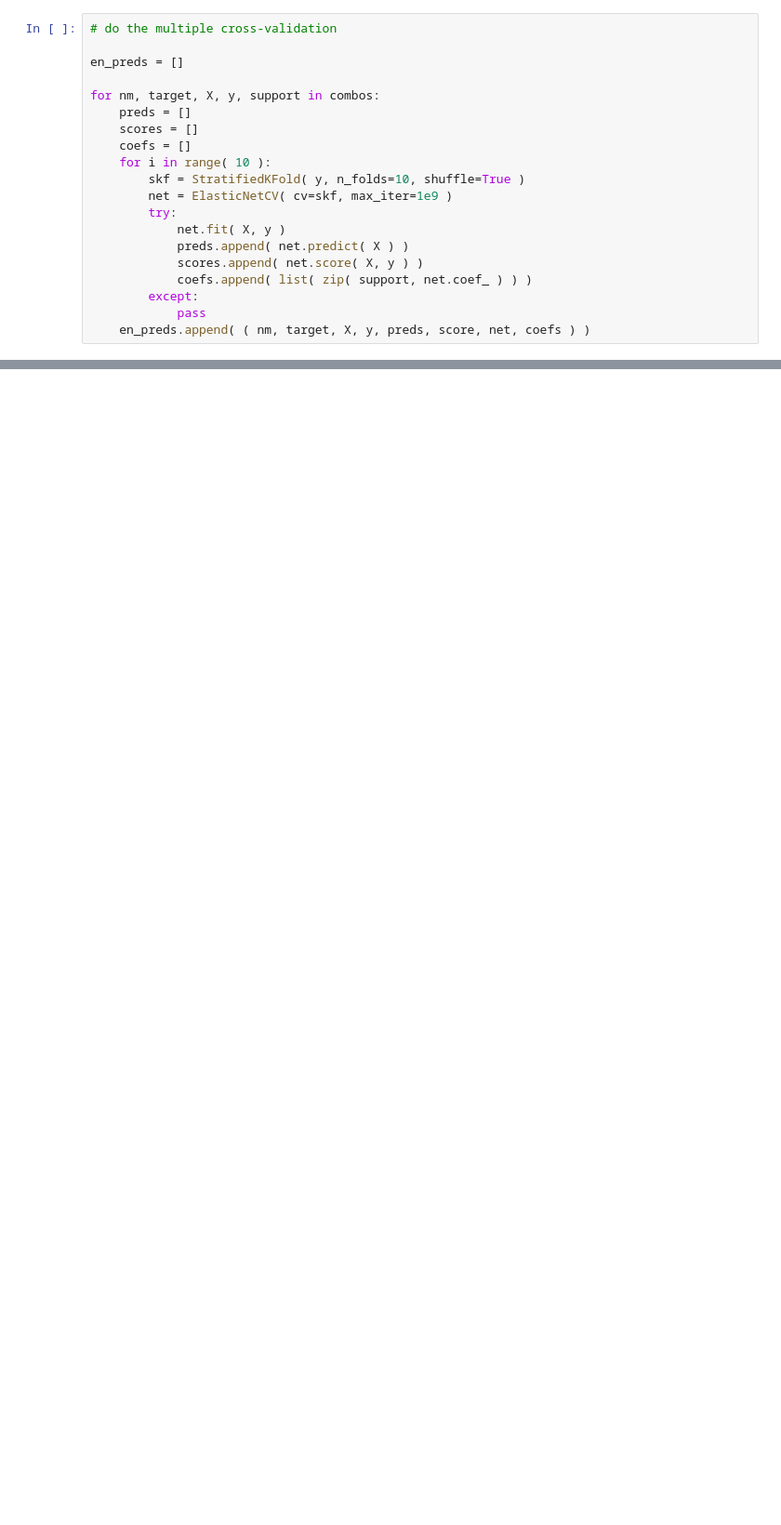
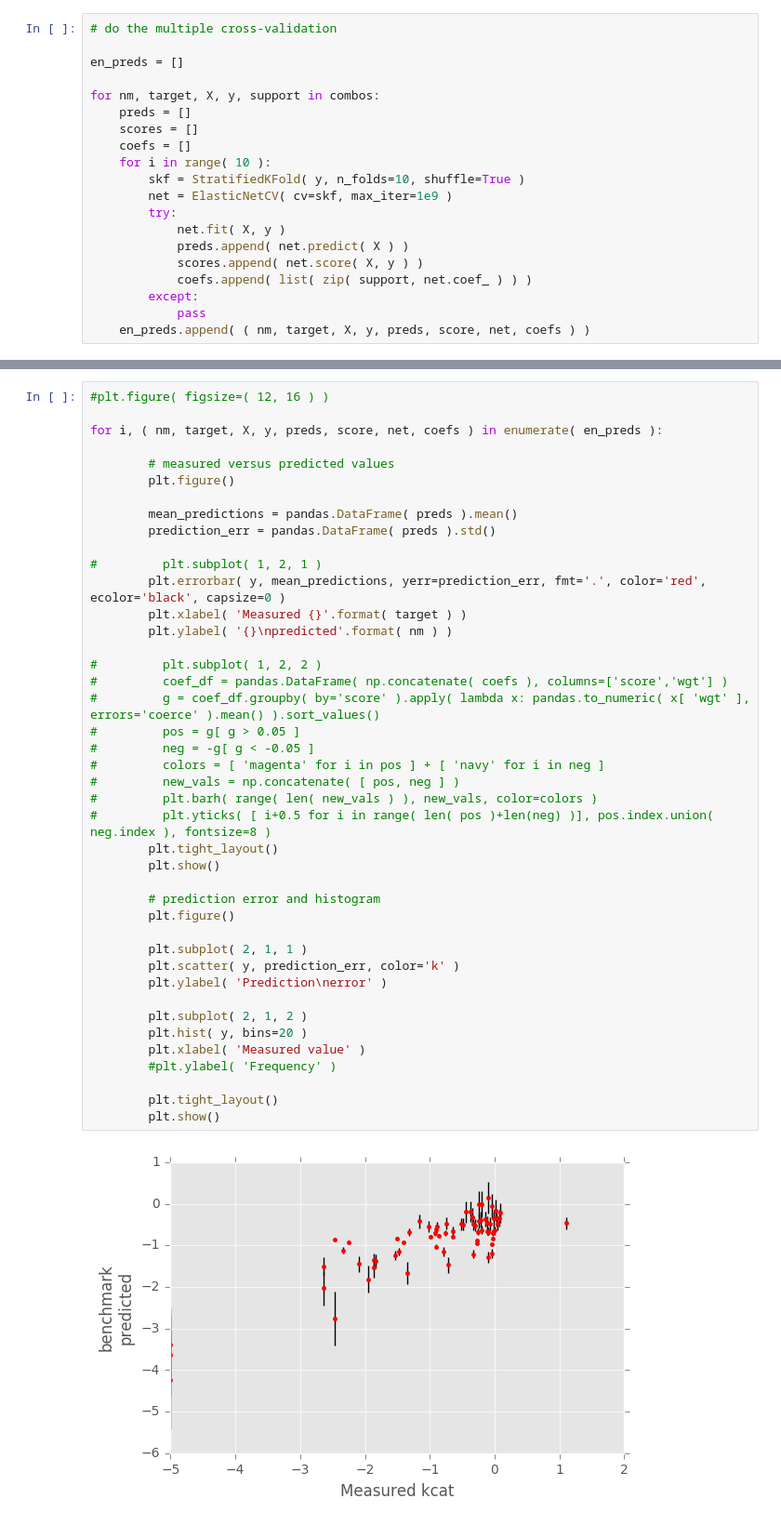
Before and after one commit to dacarlin/bagel-benchmark, a Jupyter notebook: machine_learning/elastic_net.ipynb, the cells around one changed output, grey strips where cells are left out. Shown at 93% size. Saved outputs shown, nothing was run; the diff lists cells and outputs as text; blank space fills up the shorter version.

```diff
--- a/machine_learning/elastic_net.ipynb
+++ b/machine_learning/elastic_net.ipynb
@@ -179 +156,45 @@ for i, ( nm, target, X, y, preds, score, net, coefs ) in enumerate( en_preds ):
 ... (3 outputs left out)
+# %%
+#plt.figure( figsize=( 12, 16 ) )
+
+for i, ( nm, target, X, y, preds, score, net, coefs ) in enumerate( en_preds ):
+
+        # measured versus predicted values
+        plt.figure()
+
+        mean_predictions = pandas.DataFrame( preds ).mean()
+        prediction_err = pandas.DataFrame( preds ).std()
+
+#         plt.subplot( 1, 2, 1 )
+        plt.errorbar( y, mean_predictions, yerr=prediction_err, fmt='.', color='red', ecolor='black', capsize=0 )
+        plt.xlabel( 'Measured {}'.format( target ) )
+        plt.ylabel( '{}\npredicted'.format( nm ) )
+
+#         plt.subplot( 1, 2, 2 )
+#         coef_df = pandas.DataFrame( np.concatenate( coefs ), columns=['score','wgt'] )
+#         g = coef_df.groupby( by='score' ).apply( lambda x: pandas.to_numeric( x[ 'wgt' ], errors='coerce' ).mean() ).sort_values()
+#         pos = g[ g > 0.05 ]
+#         neg = -g[ g < -0.05 ]
+#         colors = [ 'magenta' for i in pos ] + [ 'navy' for i in neg ]
+#         new_vals = np.concatenate( [ pos, neg ] )
+#         plt.barh( range( len( new_vals ) ), new_vals, color=colors )
+#         plt.yticks( [ i+0.5 for i in range( len( pos )+len(neg) )], pos.index.union( neg.index ), fontsize=8 )
+        plt.tight_layout()
+        plt.show()
+
+        # prediction error and histogram
+        plt.figure()
+
+        plt.subplot( 2, 1, 1 )
+        plt.scatter( y, prediction_err, color='k' )
+        plt.ylabel( 'Prediction\nerror' )
+
+        plt.subplot( 2, 1, 2 )
+        plt.hist( y, bins=20 )
+        plt.xlabel( 'Measured value' )
+        #plt.ylabel( 'Frequency' )
+
+        plt.tight_layout()
+        plt.show()
+# %% [output]
+[figure, added]
```
Also changed, not shown: parts of 7 cells of this notebook, 1 other file.
